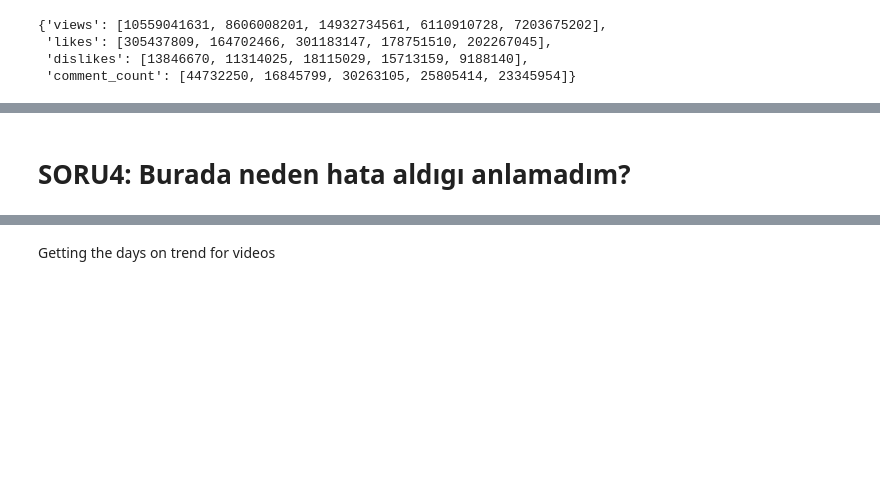
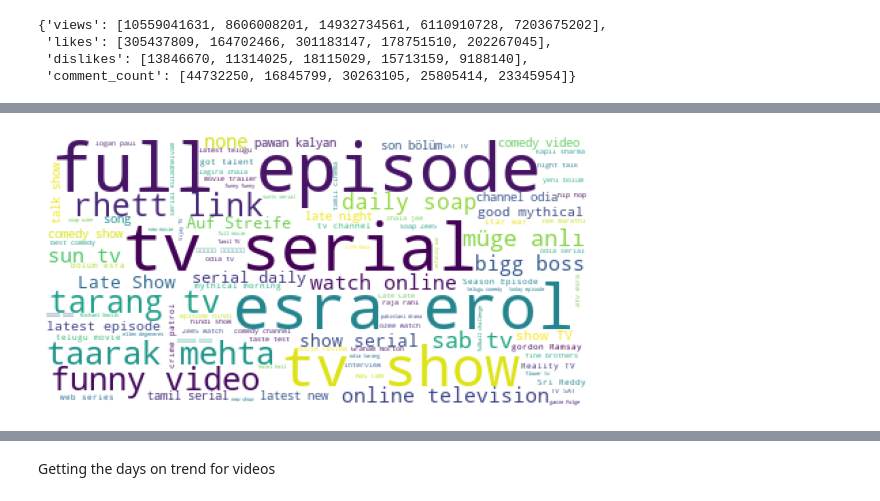
Before and after one commit to nilayduzkesen/EDA-Youtube-Project, a Jupyter notebook: EDA-Youtube Project!.ipynb, the cells around one changed output, grey strips where cells are left out. Saved outputs shown, nothing was run; the diff lists cells and outputs as text; code cells hidden in the pictures; blank space fills up the shorter version.

```diff
--- a/EDA-Youtube Project!.ipynb
+++ b/EDA-Youtube Project!.ipynb
@@ -370,2 +397,8 @@ wcloud(tags_wordss,'white')
-# %% [markdown]
-# SORU4: Burada neden hata aldıgı anlamadım?
+# %%
+#Entertainment
+
+tags_wordss = all_data[all_data['category']=='Entertainment']['tags']
+
+wcloud(tags_wordss,'white')
+# %% [output]
+[figure, added]
```
Also changed, not shown: parts of 42 cells of this notebook.
